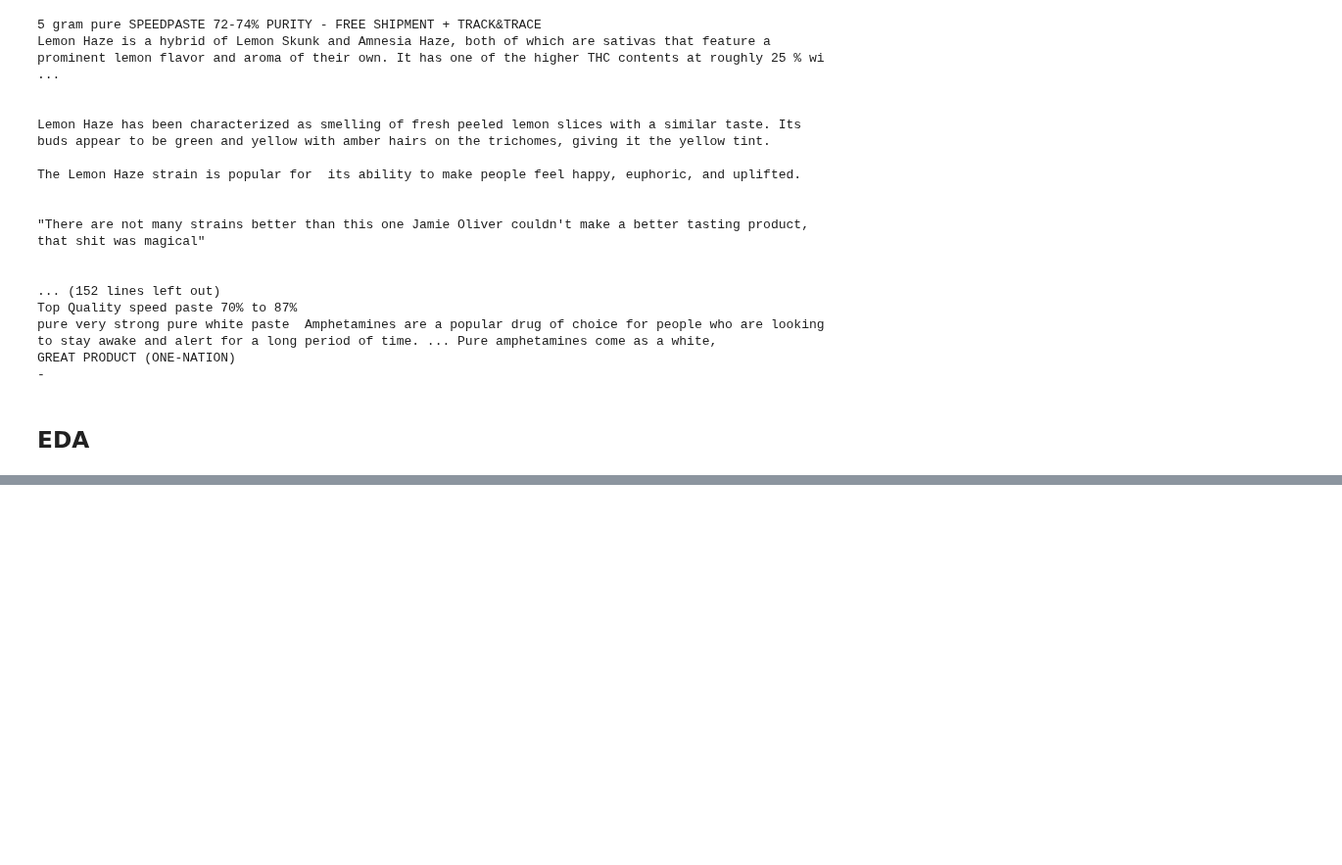
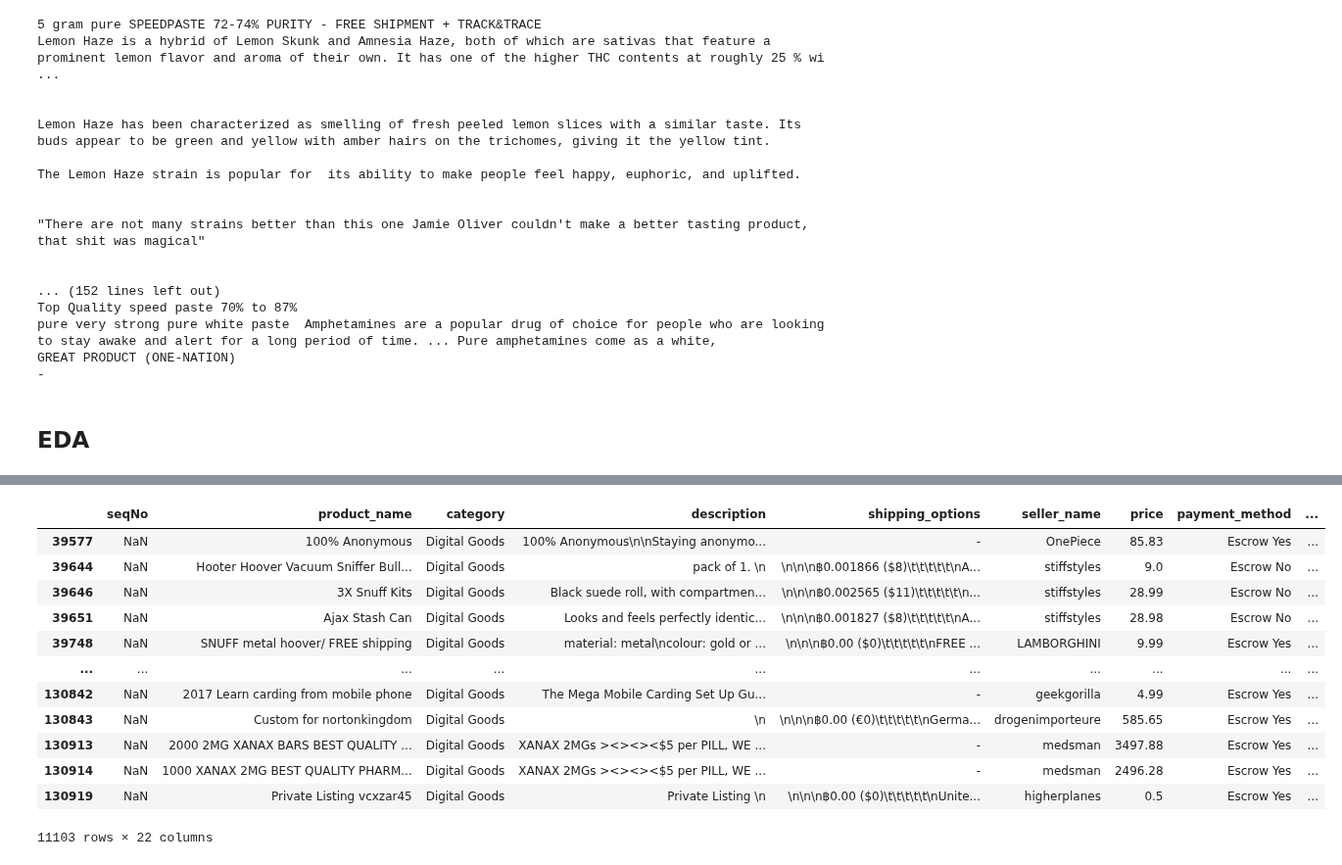
Before and after one commit to Morgan-Sell/darknet-economics, a Jupyter notebook: data_process_feat_eng.ipynb, the cells around one changed output, grey strips where cells are left out. Shown at 98% size. Cells and saved outputs as stored; diff of their text form; code cells hidden in the pictures; blank space fills up the shorter version.

```diff
--- a/data_process_feat_eng.ipynb
+++ b/data_process_feat_eng.ipynb
@@ -241,0 +271,16 @@ print('% - Total Good Less Than $100: {:.1%}'.format(len(less_than_100) / produc
+# %%
+products_v2[products_v2['category_name'] == 'Digital Goods']
+# %% [output]
+|  | seqNo | product_name | category | description | shipping_options | seller_name | price | payment_method | ... |
+| 39577 | NaN | 100% Anonymous | Digital Goods | 100% Anonymous\n\nStaying anonymo... | - | OnePiece | 85.83 | Escrow Yes | ... |
+| 39644 | NaN | Hooter Hoover Vacuum Sniffer Bull... | Digital Goods | pack of 1. \n | \n\n\n฿0.001866 ($8)\t\t\t\t\t\nA... | stiffstyles | 9.0 | Escrow No | ... |
+| 39646 | NaN | 3X Snuff Kits | Digital Goods | Black suede roll, with compartmen... | \n\n\n฿0.002565 ($11)\t\t\t\t\t\n... | stiffstyles | 28.99 | Escrow No | ... |
+| 39651 | NaN | Ajax Stash Can | Digital Goods | Looks and feels perfectly identic... | \n\n\n฿0.001827 ($8)\t\t\t\t\t\nA... | stiffstyles | 28.98 | Escrow No | ... |
+| 39748 | NaN | SNUFF metal hoover/ FREE shipping | Digital Goods | material: metal\ncolour: gold or ... | \n\n\n฿0.00 ($0)\t\t\t\t\t\nFREE ... | LAMBORGHINI | 9.99 | Escrow Yes | ... |
+| ... | ... | ... | ... | ... | ... | ... | ... | ... | ... |
+| 130842 | NaN | 2017 Learn carding from mobile phone | Digital Goods | The Mega Mobile Carding Set Up Gu... | - | geekgorilla | 4.99 | Escrow Yes | ... |
+| 130843 | NaN | Custom for nortonkingdom | Digital Goods | \n | \n\n\n฿0.00 (€0)\t\t\t\t\t\nGerma... | drogenimporteure | 585.65 | Escrow Yes | ... |
+| 130913 | NaN | 2000 2MG XANAX BARS BEST QUALITY ... | Digital Goods | XANAX 2MGs ><><><$5 per PILL, WE ... | - | medsman | 3497.88 | Escrow Yes | ... |
+| 130914 | NaN | 1000 XANAX 2MG BEST QUALITY PHARM... | Digital Goods | XANAX 2MGs ><><><$5 per PILL, WE ... | - | medsman | 2496.28 | Escrow Yes | ... |
+| 130919 | NaN | Private Listing vcxzar45 | Digital Goods | Private Listing \n | \n\n\n฿0.00 ($0)\t\t\t\t\t\nUnite... | higherplanes | 0.5 | Escrow Yes | ... |
+11103 rows × 22 columns
```
Also changed, not shown: parts of 19 cells of this notebook.
